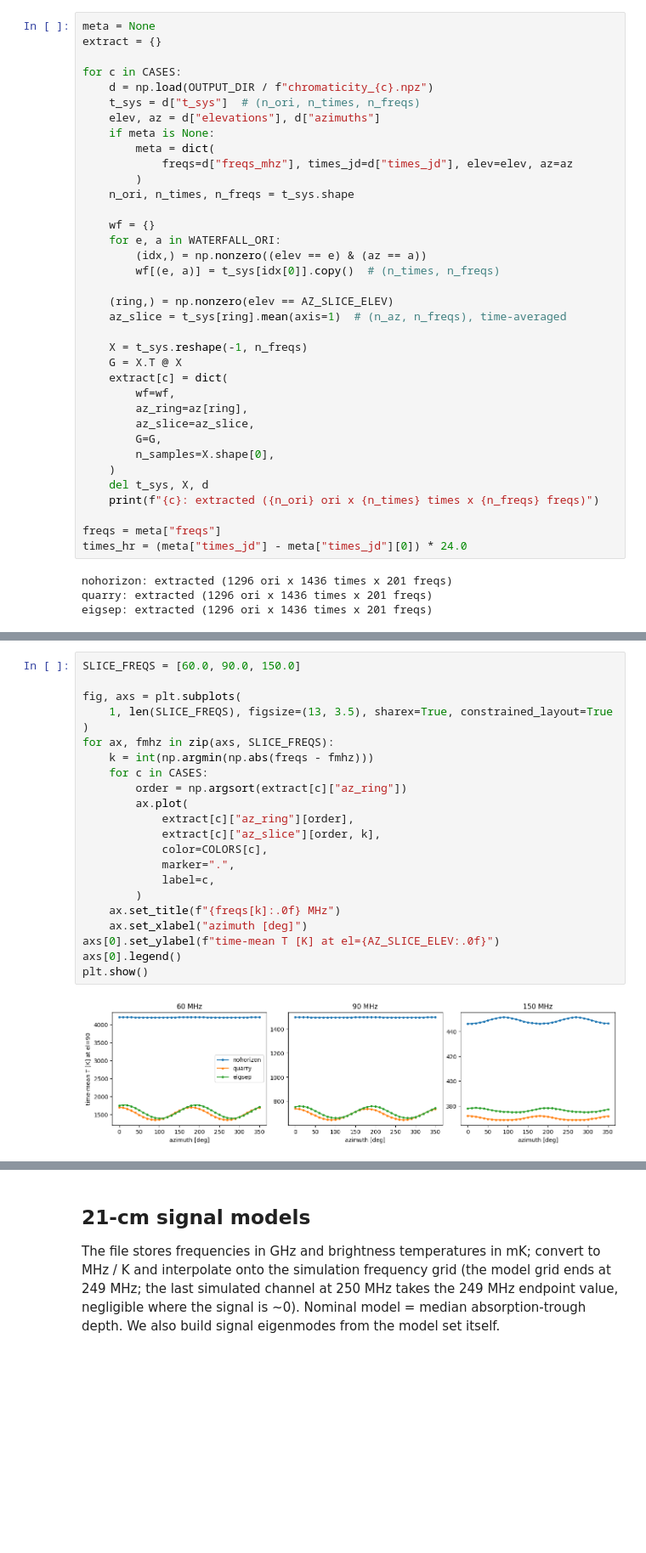
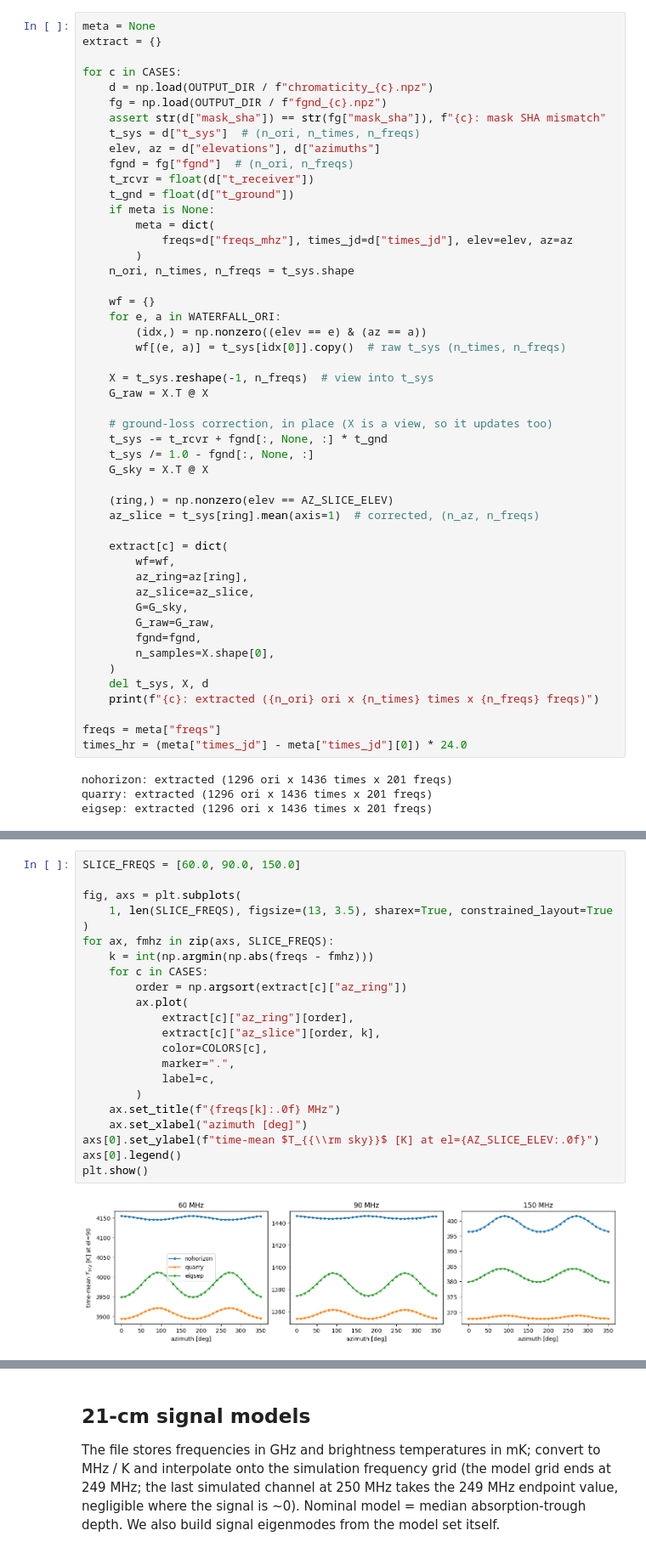
Before and after one commit to christianhbye/eigsep_mock_analysis, a Jupyter notebook: horizon_chromaticity/notebooks/chromaticity_pca.ipynb, the cells around one changed output, grey strips where cells are left out. Shown at 85% size. Cells and saved outputs as stored; diff of their text form; blank space fills up the shorter version.

```diff
--- a/horizon_chromaticity/notebooks/chromaticity_pca.ipynb
+++ b/horizon_chromaticity/notebooks/chromaticity_pca.ipynb
@@ -120,8 +135,13 @@ extract = {}
 
 for c in CASES:
     d = np.load(OUTPUT_DIR / f"chromaticity_{c}.npz")
+    fg = np.load(OUTPUT_DIR / f"fgnd_{c}.npz")
+    assert str(d["mask_sha"]) == str(fg["mask_sha"]), f"{c}: mask SHA mismatch"
     t_sys = d["t_sys"]  # (n_ori, n_times, n_freqs)
     elev, az = d["elevations"], d["azimuths"]
+    fgnd = fg["fgnd"]  # (n_ori, n_freqs)
+    t_rcvr = float(d["t_receiver"])
+    t_gnd = float(d["t_ground"])
     if meta is None:
         meta = dict(
             freqs=d["freqs_mhz"], times_jd=d["times_jd"], elev=elev, az=az
@@ -131,18 +151,26 @@ for c in CASES:
     wf = {}
     for e, a in WATERFALL_ORI:
         (idx,) = np.nonzero((elev == e) & (az == a))
-        wf[(e, a)] = t_sys[idx[0]].copy()  # (n_times, n_freqs)
+        wf[(e, a)] = t_sys[idx[0]].copy()  # raw t_sys (n_times, n_freqs)
+
+    X = t_sys.reshape(-1, n_freqs)  # view into t_sys
+    G_raw = X.T @ X
+
+    # ground-loss correction, in place (X is a view, so it updates too)
+    t_sys -= t_rcvr + fgnd[:, None, :] * t_gnd
+    t_sys /= 1.0 - fgnd[:, None, :]
+    G_sky = X.T @ X
 
     (ring,) = np.nonzero(elev == AZ_SLICE_ELEV)
-    az_slice = t_sys[ring].mean(axis=1)  # (n_az, n_freqs), time-averaged
+    az_slice = t_sys[ring].mean(axis=1)  # corrected, (n_az, n_freqs)
 
-    X = t_sys.reshape(-1, n_freqs)
-    G = X.T @ X
     extract[c] = dict(
         wf=wf,
         az_ring=az[ring],
         az_slice=az_slice,
-        G=G,
+        G=G_sky,
+        G_raw=G_raw,
+        fgnd=fgnd,
         n_samples=X.shape[0],
     )
     del t_sys, X, d
@@ -203,27 +233,27 @@ structure of the real horizon.
 # %%
 SLICE_FREQS = [60.0, 90.0, 150.0]
 
 fig, axs = plt.subplots(
     1, len(SLICE_FREQS), figsize=(13, 3.5), sharex=True, constrained_layout=True
 )
 for ax, fmhz in zip(axs, SLICE_FREQS):
     k = int(np.argmin(np.abs(freqs - fmhz)))
     for c in CASES:
         order = np.argsort(extract[c]["az_ring"])
         ax.plot(
             extract[c]["az_ring"][order],
             extract[c]["az_slice"][order, k],
             color=COLORS[c],
             marker=".",
             label=c,
         )
     ax.set_title(f"{freqs[k]:.0f} MHz")
     ax.set_xlabel("azimuth [deg]")
-axs[0].set_ylabel(f"time-mean T [K] at el={AZ_SLICE_ELEV:.0f}")
+axs[0].set_ylabel(f"time-mean $T_{{\\rm sky}}$ [K] at el={AZ_SLICE_ELEV:.0f}")
 axs[0].legend()
 plt.show()
 # %% [output]
-[figure, old version]
+[figure, new version]
 # %% [markdown]
 ## SVD of the full datasets
 
```
Also changed, not shown: parts of 12 cells of this notebook, 4 other files.
